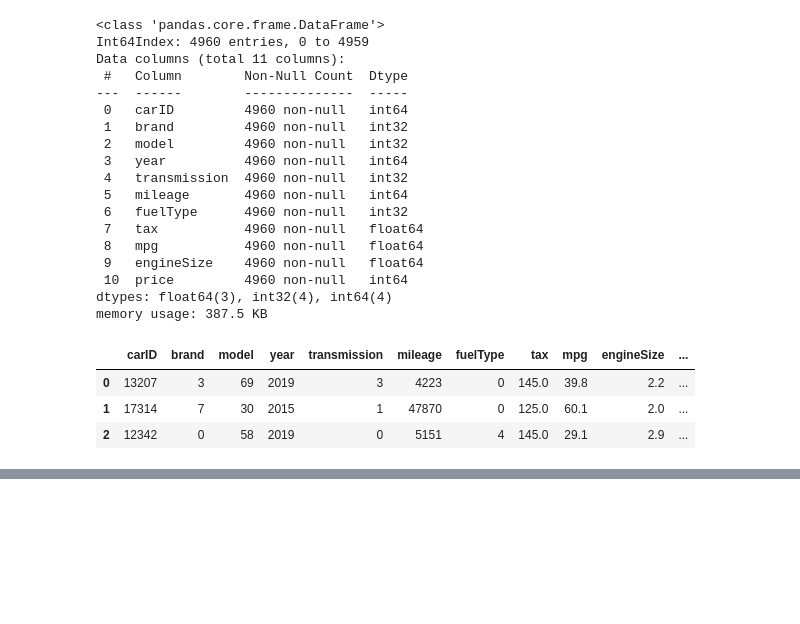
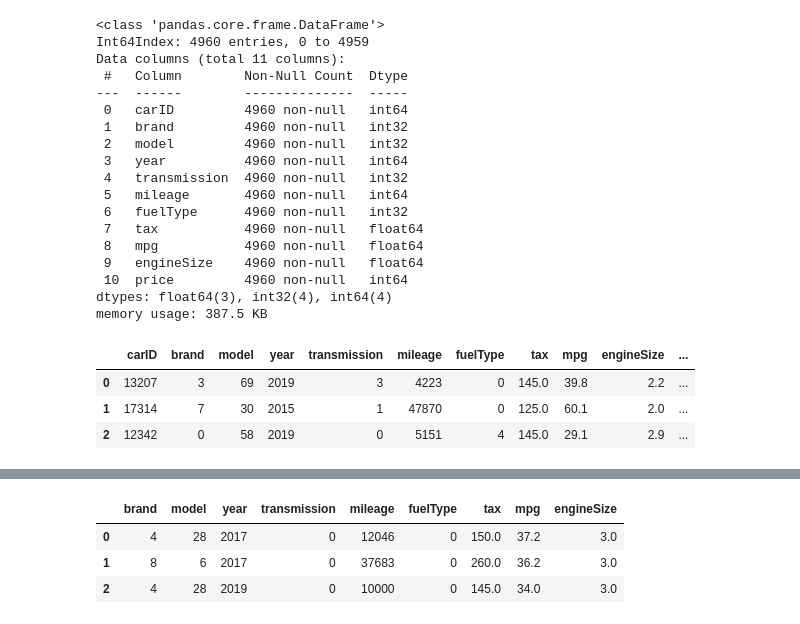
Before and after one commit to HanSeulChung/study, a Jupyter notebook: 빅분기 실기/제 2유형/분류/서비스이탈예측.ipynb, the cells around one changed output, grey strips where cells are left out. Drawn from its saved outputs; the diff is of its cells as text; code cells hidden in the pictures; blank space fills up the shorter version.

```diff
--- a/빅분기 실기/제 2유형/분류/서비스이탈예측.ipynb
+++ b/빅분기 실기/제 2유형/분류/서비스이탈예측.ipynb
@@ -158,0 +307,2 @@ X_train, X_test, y_train, y_test = train_test_split(X,y,test_size=0.3, random_st
+# %%
+x_test = pd.read_csv('https://raw.githubusercontent.com/Datamanim/datarepo/main/carsprice/X_test.csv')
@@ -158,0 +362,7 @@ X_train, X_test, y_train, y_test = train_test_split(X,y,test_size=0.3, random_st
+# %%
+x_test.head(3)
+# %% [output]
+|  | brand | model | year | transmission | mileage | fuelType | tax | mpg | engineSize |
+| 0 | 4 | 28 | 2017 | 0 | 12046 | 0 | 150.0 | 37.2 | 3.0 |
+| 1 | 8 | 6 | 2017 | 0 | 37683 | 0 | 260.0 | 36.2 | 3.0 |
+| 2 | 4 | 28 | 2019 | 0 | 10000 | 0 | 145.0 | 34.0 | 3.0 |
```
Also changed, not shown: parts of 20 cells of this notebook.
